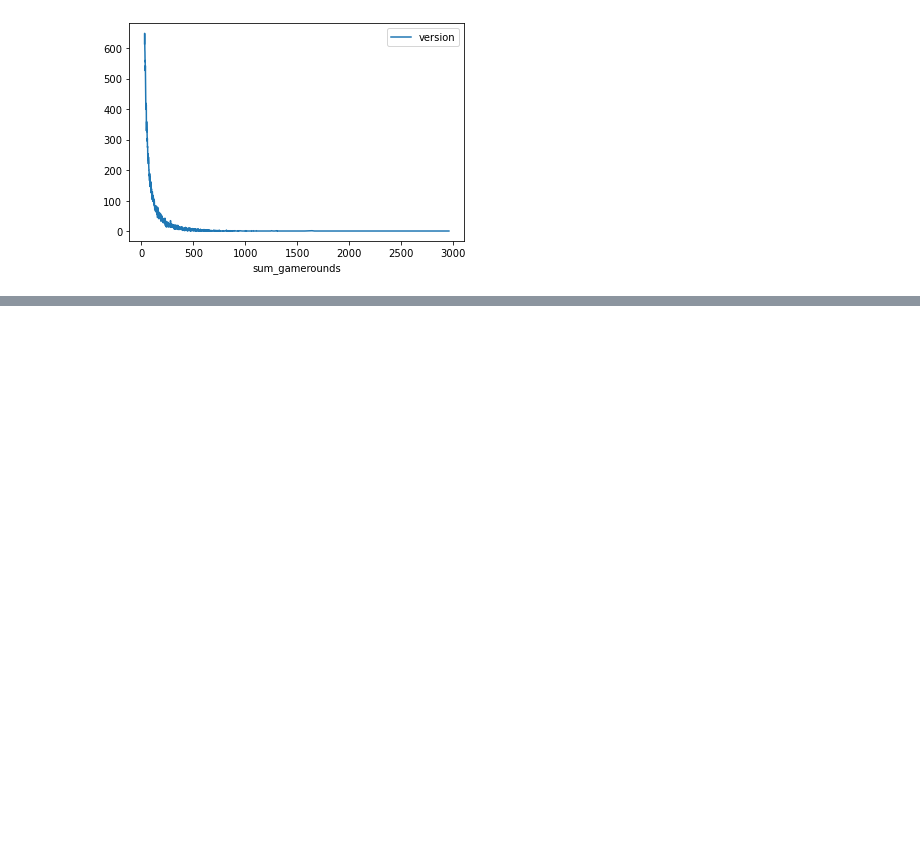
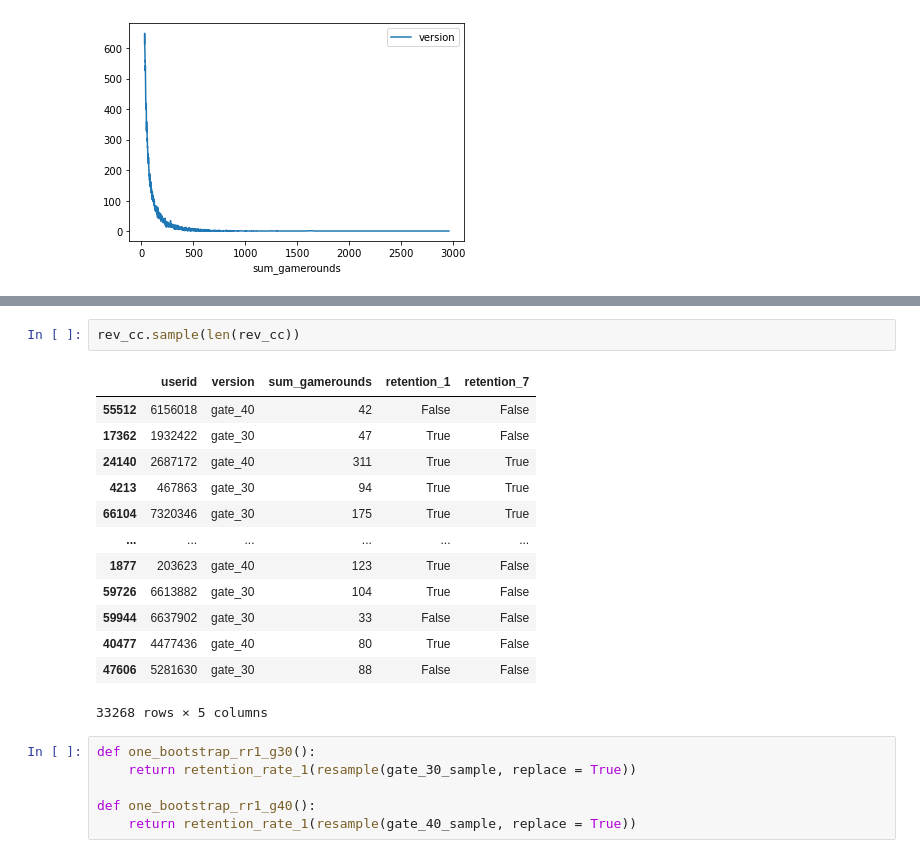
Before and after one commit to darenguyen/galletas-del-gato, a Jupyter notebook: Cookie_Cats.ipynb, the cells around one changed output, grey strips where cells are left out. Drawn from its saved outputs; the diff is of its cells as text; blank space fills up the shorter version.

```diff
--- a/Cookie_Cats.ipynb
+++ b/Cookie_Cats.ipynb
@@ -114,0 +177,22 @@ rev3cc.plot('sum_gamerounds','version')
+# %%
+rev_cc.sample(len(rev_cc))
+# %% [output]
+|  | userid | version | sum_gamerounds | retention_1 | retention_7 |
+| 55512 | 6156018 | gate_40 | 42 | False | False |
+| 17362 | 1932422 | gate_30 | 47 | True | False |
+| 24140 | 2687172 | gate_40 | 311 | True | True |
+| 4213 | 467863 | gate_30 | 94 | True | True |
+| 66104 | 7320346 | gate_30 | 175 | True | True |
+| ... | ... | ... | ... | ... | ... |
+| 1877 | 203623 | gate_40 | 123 | True | False |
+| 59726 | 6613882 | gate_30 | 104 | True | False |
+| 59944 | 6637902 | gate_30 | 33 | False | False |
+| 40477 | 4477436 | gate_40 | 80 | True | False |
+| 47606 | 5281630 | gate_30 | 88 | False | False |
+33268 rows × 5 columns
+# %%
+def one_bootstrap_rr1_g30():
+    return retention_rate_1(resample(gate_30_sample, replace = True))
+
+def one_bootstrap_rr1_g40():
+    return retention_rate_1(resample(gate_40_sample, replace = True))
```
Also changed, not shown: parts of 17 cells of this notebook.
